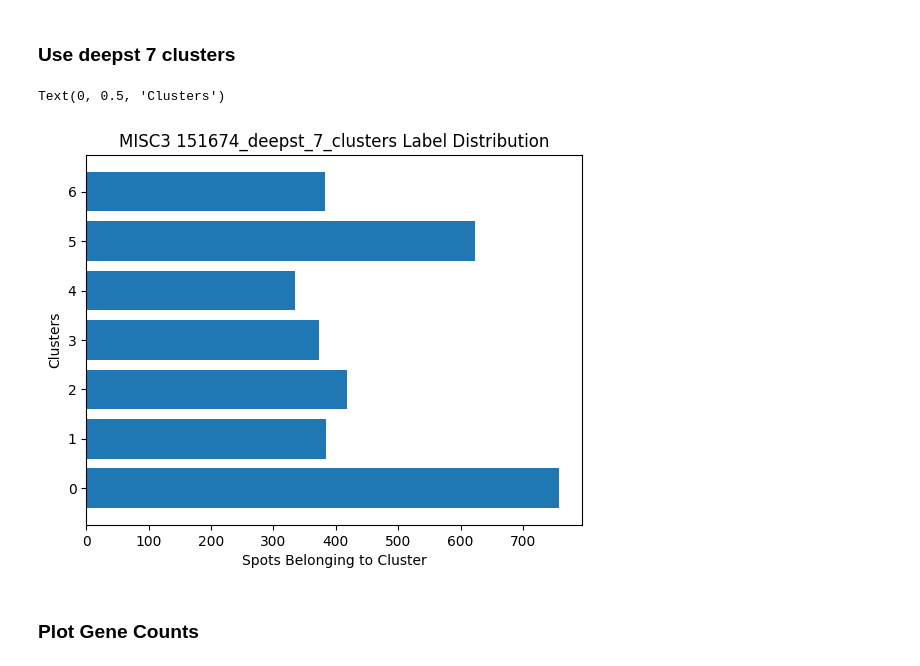
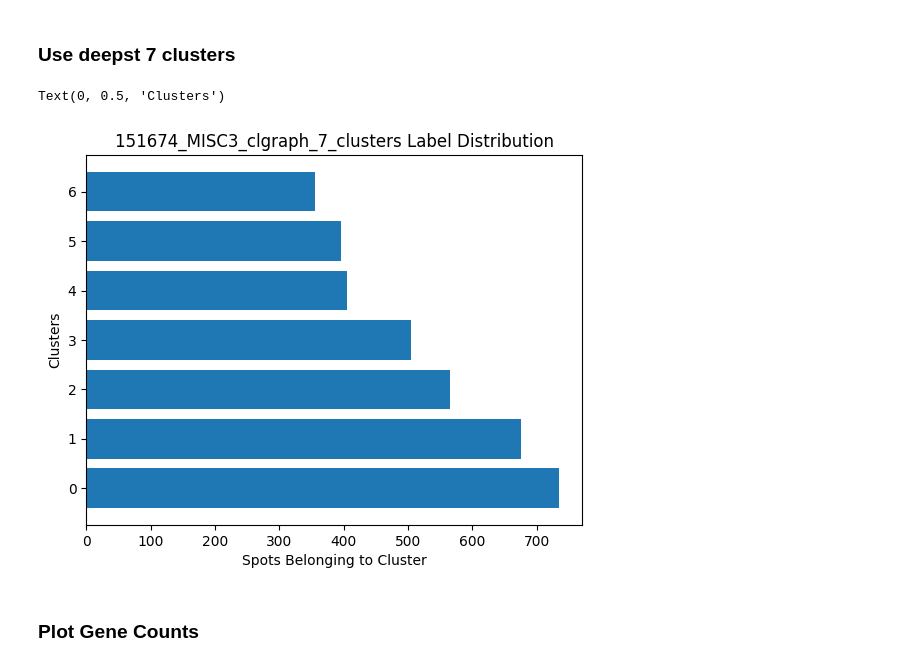
Before and after one commit to ivonr7/cmpt415_spatial_domain_variability, a Jupyter notebook: notebooks/clustered_gene_dist.ipynb, the cells around one changed output. Cells and saved outputs as stored; diff of their text form; code cells hidden in the pictures.

```diff
--- a/notebooks/clustered_gene_dist.ipynb
+++ b/notebooks/clustered_gene_dist.ipynb
@@ -10,8 +10,7 @@ import numpy as np
 #### Get AnnData from SpatialliBD
 * Using MISC1 for now sample 151676
 # %%
-id  = 'MISC3'
-sample = ad.read_h5ad(f"deepst/MISC3_151674/{id}.h5")
-sample.obs.columns
+sample = ad.read_h5ad(f"assets/test_data/MISC3_151674/MISC3.h5")
 c = 4
 t = 0.5  # spatial clustering threshold
+sample.obs.columns
@@ -31,15 +46,15 @@ np.int64(47)
 # %% [markdown]
 ### Use deepst 7 clusters
 # %%
-dst_7 = '151674_deepst_7_clusters.csv'
+dst_7 = '151674_MISC3_clgraph_7_clusters.csv'
 cluster_counts = sample.obs[dst_7].value_counts()
 plt.barh(cluster_counts.index,cluster_counts)
-plt.title(f"{id} {dst_7.split('.')[0]} Label Distribution")
+plt.title(f"{dst_7.split('.')[0]} Label Distribution")
 plt.xlabel("Spots Belonging to Cluster")
 plt.ylabel("Clusters")
 # %% [output]
 Text(0, 0.5, 'Clusters')
-[figure, old version]
+[figure, new version]
 # %% [markdown]
 ### Plot Gene Counts
 # %%
```
Also changed, not shown: parts of 5 cells of this notebook.
